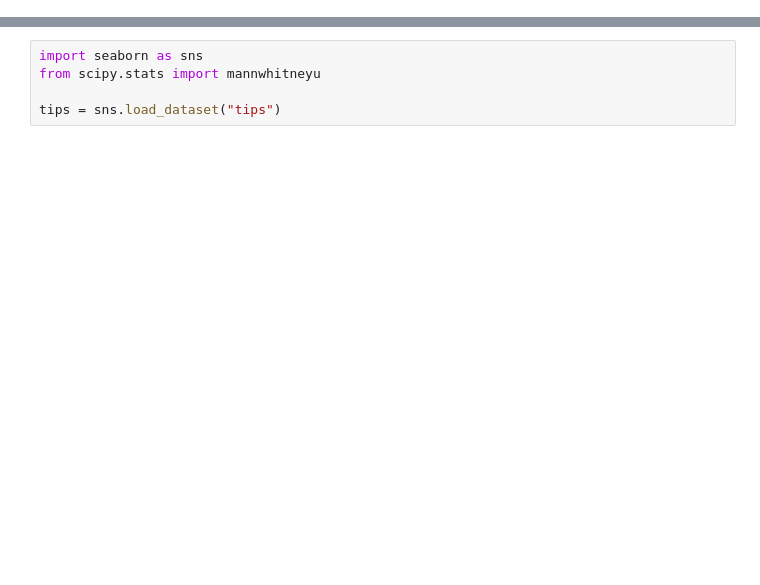
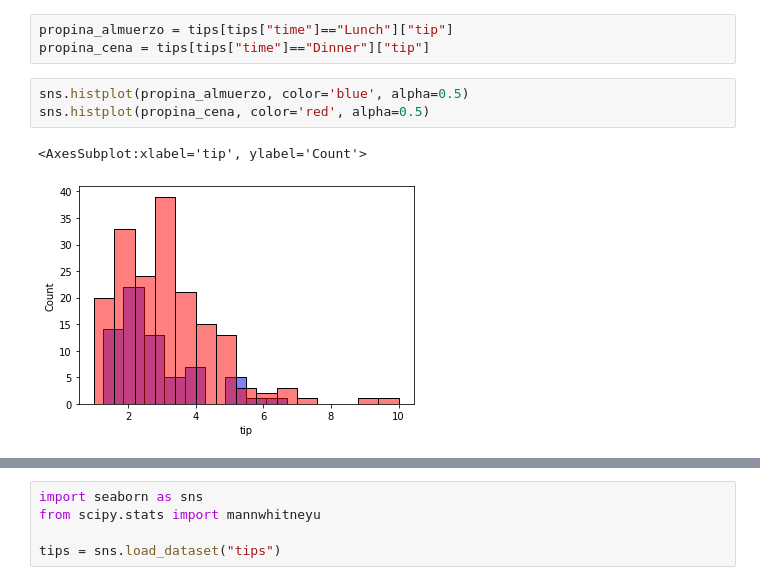
Before and after one commit to mcarlagg17/TBDS-StatisticalAnalysis_HypothesisTests, a Jupyter notebook: 4_Test-no-parametricos.ipynb, the cells around one changed output, grey strips where cells are left out. Drawn from its saved outputs; the diff is of its cells as text; blank space fills up the shorter version.

```diff
--- a/4_Test-no-parametricos.ipynb
+++ b/4_Test-no-parametricos.ipynb
@@ -39,0 +65,9 @@ Datos de entrada: dos muestras independientes de diferentes tamaños.
+# %%
+propina_almuerzo = tips[tips["time"]=="Lunch"]["tip"]
+propina_cena = tips[tips["time"]=="Dinner"]["tip"]
+# %%
+sns.histplot(propina_almuerzo, color='blue', alpha=0.5)
+sns.histplot(propina_cena, color='red', alpha=0.5)
+# %% [output]
+<AxesSubplot:xlabel='tip', ylabel='Count'>
+[figure, added]
```
Also changed, not shown: parts of 40 cells of this notebook, 2 other files.
